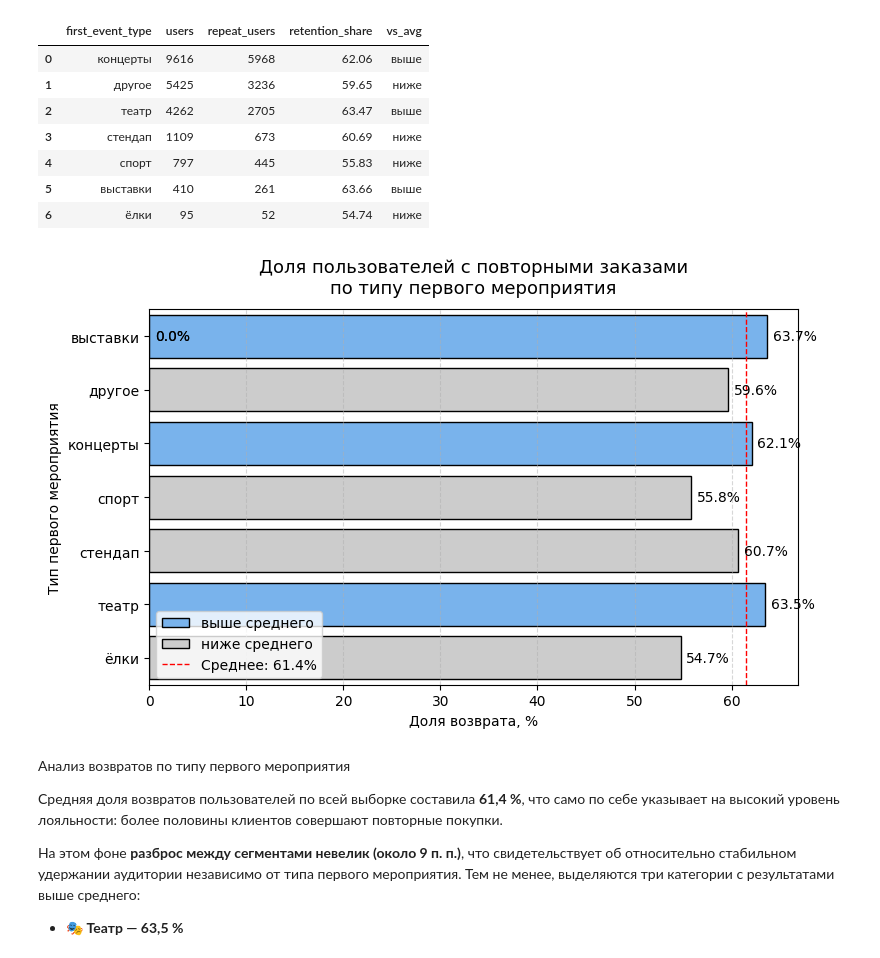
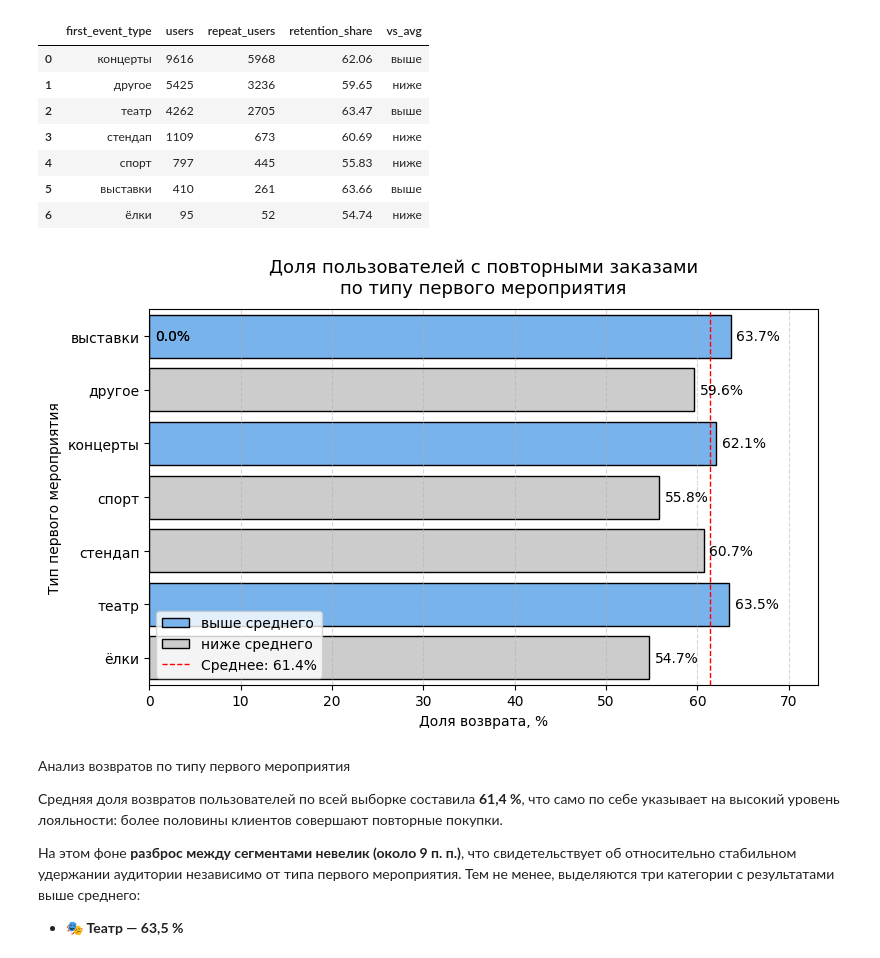
Before and after one commit to vab2381/afisha_loyalty_analysis, a Jupyter notebook: проект_афиша_Большаков.ipynb, the cells around one changed output. Cells and saved outputs as stored; diff of their text form; code cells hidden in the pictures.

```diff
--- a/проект_афиша_Большаков.ipynb
+++ b/проект_афиша_Большаков.ipynb
@@ -1499,34 +1492,35 @@ seg_ret_event['above_avg'] = np.where(
     'выше среднего', 'ниже среднего'
 )
 
 plt.figure(figsize=(8, 5))
 ax = sns.barplot(
     data=seg_ret_event,
     x='retention_share', y='first_event_type',
     hue='above_avg', dodge=False,
     palette={'выше среднего': '#66b3ff', 'ниже среднего': '#cccccc'},
     edgecolor='black'
 )
 
+ax.set_xlim(0, seg_ret_event['retention_share'].max() * 1.15)
 # вертикальная линия среднего
 ax.axvline(avg_retention, color='red', linestyle='--', linewidth=1,
            label=f'Среднее: {avg_retention:.1f}%')
 
 # подписи значений на барах
 for p in ax.patches:
     w = p.get_width()
     y = p.get_y() + p.get_height()/2
     ax.text(w + 0.6, y, f'{w:.1f}%', va='center', ha='left', fontsize=10)
 
 ax.set_title('Доля пользователей с повторными заказами\nпо типу первого мероприятия', pad=12, fontsize=13)
 ax.set_xlabel('Доля возврата, %')
 ax.set_ylabel('Тип первого мероприятия')
 ax.grid(axis='x', linestyle='--', alpha=0.5)
 ax.legend(title='')
 plt.tight_layout()
 plt.show()
 # %% [output]
-[figure, old version]
+[figure, new version]
 # %% [markdown]
 Анализ возвратов по типу первого мероприятия
 
```
Also changed, not shown: parts of 8 cells of this notebook.
